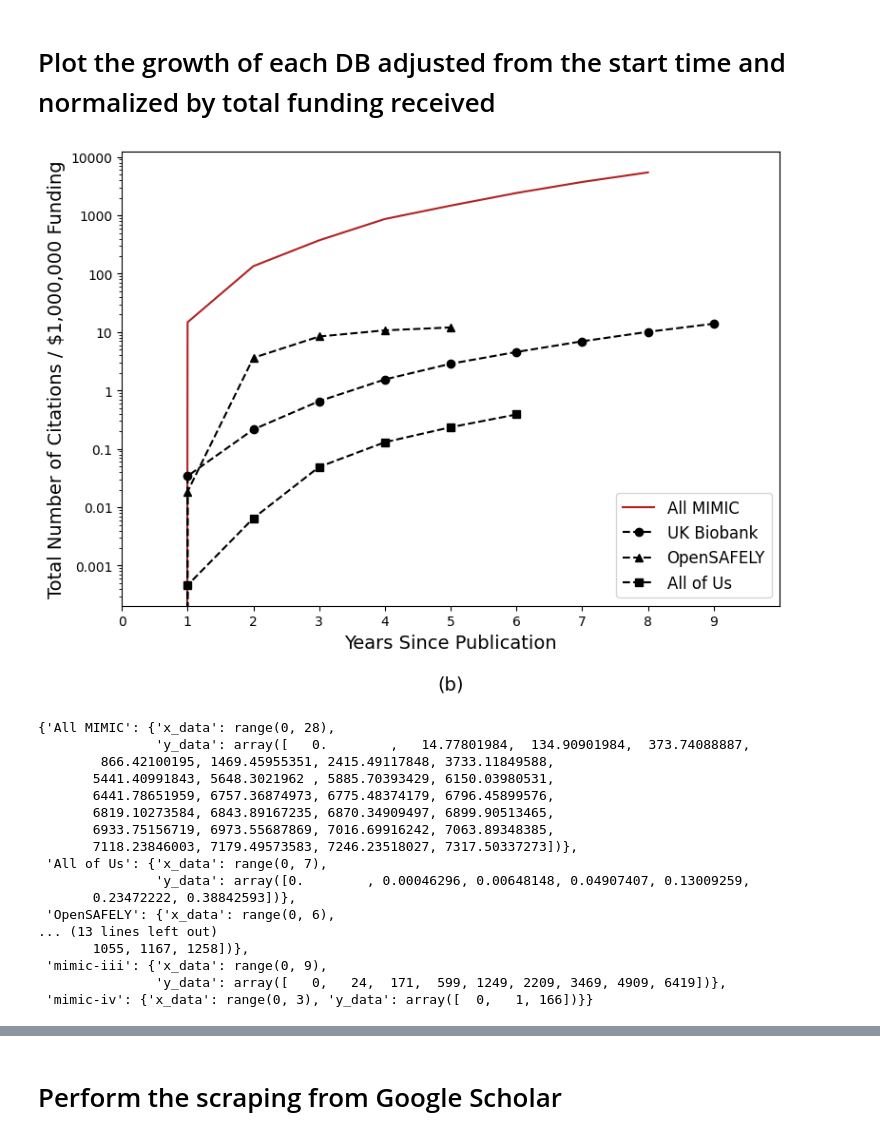
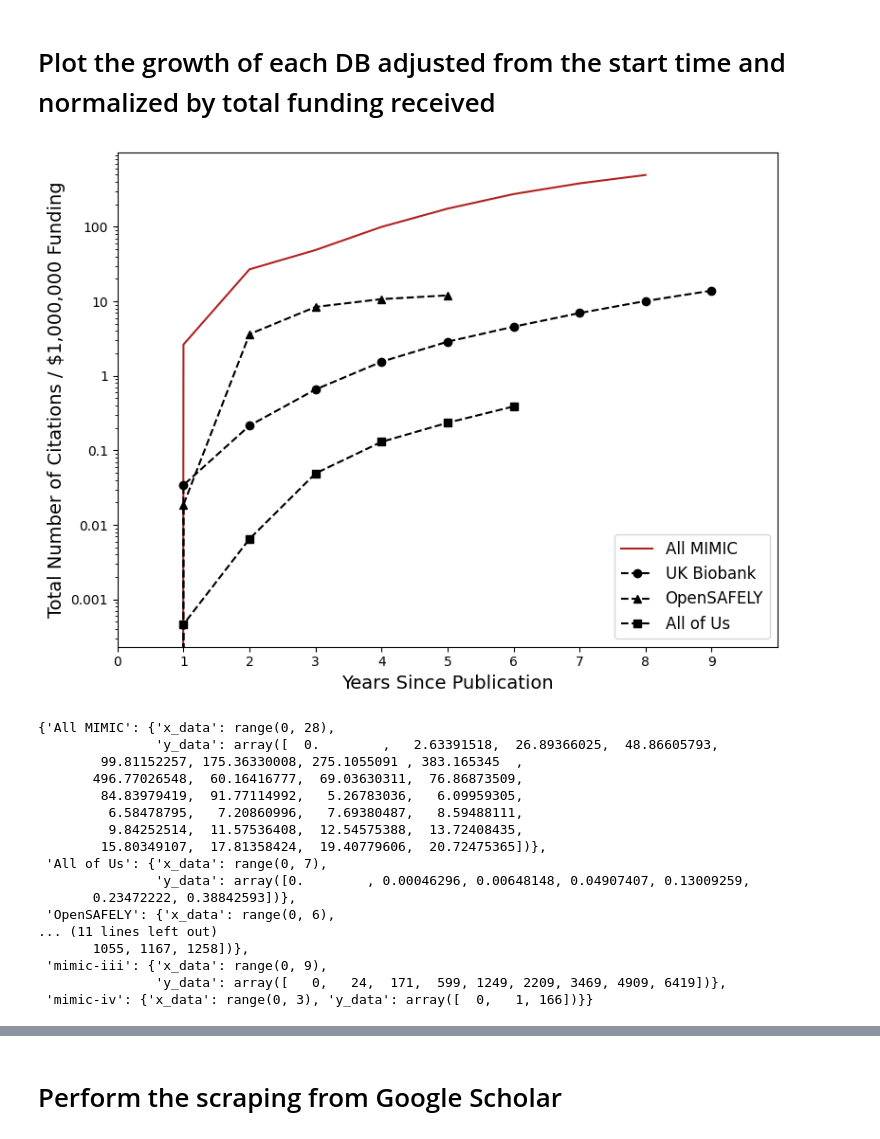
Before and after one commit to Lucas-Mc/power-of-data-communities, a Jupyter notebook: extract-citations___publication-final.ipynb, the cells around one changed output, grey strips where cells are left out. Saved outputs shown, nothing was run; the diff lists cells and outputs as text; code cells hidden in the pictures.

```diff
--- a/extract-citations___publication-final.ipynb
+++ b/extract-citations___publication-final.ipynb
@@ -321,35 +320,16 @@ other_datasets = {
 # %% [markdown]
 # Define the funding
 # %%
+MIMIC_funding_df = pd.read_csv(os.path.join('funding_sources','all-MIMIC.csv'))
+
 total_funding = {
-    # 5R01EB017205
     # MIMIC-I: 10.1109/CIC.1996.542622
     # MIMIC-II: 10.1109/CIC.2002.1166854
     # MIMIC-III: 10.1038/sdata.2016.35
     # MIMIC-IV: 10.1038/s41597-022-01899-x
     # MIMIC-CXR: 10.1038/s41597-019-0322-0
-    # NIH Reporter: Critical Care Informatics
-    # Year | NIBIB  | NIGMS  | OD
-    # 2014 | 458841 | 200000 | 0
-    # 2015 | 430704 | 200000 | 0
-    # 2016 | 433117 | 200000 | 0
-    # 2017 | 415565 | 200000 | 0
-    # 2018 | 385045 | 0      | 0
-    # 2019 | 377810 | 0      | 0
-    # 2020 | 0      | 0      | 97102
-    # 2021 | 399755 | 0      | 0
-    # 2022 | 0      | 0      | 0
-    # 2023 | 397481 | 0      | 0
-    'All MIMIC': 458841 + 200000 + 0     + \
-                 430704 + 200000 + 0     + \
-                 433117 + 200000 + 0     + \
-                 415565 + 200000 + 0     + \
-                 385045 + 0      + 0     + \
-                 377810 + 0      + 0     + \
-                 0      + 0      + 97102 + \
-                 399755 + 0      + 0     + \
-                 0      + 0      + 0     + \
-                 397481 + 0      + 0,
+    # NIH Reporter
+    'All MIMIC': MIMIC_funding_df[~MIMIC_funding_df['Application ID'].isna()]['Total Cost IC'].sum(),
     # https://www.ukbiobank.ac.uk/media/wgsfd0qg/uk-biobank-funding-details-summary.pdf
     # Total = 413.8 million GBP = 525,546,276.20 USD (June 9, 2024 conversion rate)
     'UK Biobank': 525546276.20,
@@ -380,14 +360,14 @@ fig_title = 'All MIMIC'
 xlim_max = 10
 
 years = [int(y) for y in current_db[list(current_db.keys())[0]].keys()]
-db_order = ['mimic-i','mimic-ii','mimic-iii','mimic-iv','mimic-cxr']
+db_order = ['mimic-i','mimic-ii','mimic-iii','mimic-iv'] #,'mimic-cxr']
 colors = [
     'cornflowerblue',
     'lightsteelblue',
     'dimgray',
     'lightcoral',
     'firebrick'
-][:len(db_order)]
+]#[:len(db_order)]
 
 plt.figure(figsize=(8,6))
 
@@ -413,9 +393,9 @@ for i,db in enumerate(db_order):
     }
 if ALL_MIMIC:
     max_len = max([len(a) for a in all_y_data])
-    all_y_data = np.cumsum(np.sum([np.pad(a, (0, max_len-len(a)), 'constant') for a in all_y_data], axis=0))
+    all_y_data = np.sum([np.pad(a, (0, max_len-len(a)), 'constant') for a in all_y_data], axis=0)
     all_x_data = range(len(all_y_data))
-    plt.plot(all_x_data[:max_mimic], all_y_data[:max_mimic], color=colors[i], label=fig_title)
+    plt.plot(all_x_data[:max_mimic], all_y_data[:max_mimic], color=colors[-1], label=fig_title)
     all_data_output['All MIMIC'] = {
         'x_data': all_x_data,
         'y_data': all_y_data
@@ -433,7 +413,7 @@ for i,closed_dataset in enumerate(closed_datasets.items()):
         'y_data': y_data
     }
 
-plt.xlabel('Years Since Publication\n\n(a)', fontsize=14)
+plt.xlabel('Years Since Publication', fontsize=14)
 plt.ylabel('Cumulative Number of Citations', fontsize=14)
 handles, labels = plt.gca().get_legend_handles_labels()
 order = np.arange(0,len(labels))
@@ -518,7 +500,7 @@ max_mimic = 9
 ALL_MIMIC = True
 
 years = [int(y) for y in google_scholar_mimic_pubs[list(google_scholar_mimic_pubs.keys())[0]].keys()]
-db_order = ['mimic-i','mimic-ii','mimic-iii','mimic-iv','mimic-cxr']
+db_order = ['mimic-i','mimic-ii','mimic-iii','mimic-iv']#,'mimic-cxr']
 
 plt.figure(figsize=(8,6))
 
@@ -545,10 +527,10 @@ for i,db in enumerate(db_order):
 if ALL_MIMIC:
     max_len = max([len(a) for a in all_y_data])
     all_x_data = range(max_len)
-    all_y_data = np.cumsum(np.sum([np.pad(a, (0, max_len-len(a)), 'constant') for a in all_y_data], axis=0))
+    all_y_data = np.sum([np.pad(a, (0, max_len-len(a)), 'constant') for a in all_y_data], axis=0)
     all_y_data = np.array(all_y_data/(total_funding['All MIMIC']/1000000))
     total_funds = float(total_funding['All MIMIC'])
-    plt.plot(all_x_data[:max_mimic], all_y_data[:max_mimic], color=colors[i], label=f'All MIMIC')#: ${total_funds:,.2f}')
+    plt.plot(all_x_data[:max_mimic], all_y_data[:max_mimic], color=colors[-1], label=f'All MIMIC')#: ${total_funds:,.2f}')
     all_data_output['All MIMIC'] = {
         'x_data': all_x_data,
         'y_data': all_y_data
@@ -561,48 +543,48 @@ for i,closed_dataset in enumerate(closed_datasets.items()):
     y_data = np.array([0, *np.cumsum(y_data)])
     x_data = range(len(y_data))
     try:
         total_funds = float(total_funding[closed_dataset[0]])
         plt.plot(x_data, y_data/(total_funding[closed_dataset[0]]/1000000), color='k', linestyle='--', marker=closed_markers[i], label=closed_dataset[0]) #f'{closed_dataset[0]}: ${total_funds:,.2f}')
     except KeyError:
         continue
     all_data_output[closed_dataset[0]] = {
         'x_data': x_data,
         'y_data': y_data/(total_funding[closed_dataset[0]]/1000000)
     }
 
-plt.xlabel('Years Since Publication\n\n(b)', fontsize=14)
+plt.xlabel('Years Since Publication', fontsize=14)
 plt.ylabel('Total Number of Citations / $1,000,000 Funding', fontsize=14)
 handles, labels = plt.gca().get_legend_handles_labels()
 order = np.arange(0,len(labels))
 legend = plt.legend([handles[i] for i in order], [labels[i] for i in order], fontsize=12)
 # legend.get_frame().set_alpha(1)
 # plt.grid(zorder=-1, axis='y')
 plt.xlim([0,10])
 plt.yscale('log')
 ax = plt.gca()
 ax.yaxis.set_major_formatter(ticker.FuncFormatter(lambda y,pos: ('{{:.{:1d}f}}'.format(int(np.maximum(-np.log10(y),0)))).format(y)))
 ax.set_xticks(range(0,10))
 plt.tight_layout()
 ms = 'MIMIC-together' if ALL_MIMIC else 'MIMIC-apart'
 plt.savefig(os.path.join(SEARCH_RESULT_FOLDER, f'growth-line-fadj___{ms}_all-time_all-closed_log.png'))
 plt.show()
 
 pprint.pprint(all_data_output)
 # %% [output]
-[figure, old version]
+[figure, new version]
 {'All MIMIC': {'x_data': range(0, 28),
-               'y_data': array([   0.        ,   14.77801984,  134.90901984,  373.74088887,
-        866.42100195, 1469.45955351, 2415.49117848, 3733.11849588,
-       5441.40991843, 5648.3021962 , 5885.70393429, 6150.03980531,
-       6441.78651959, 6757.36874973, 6775.48374179, 6796.45899576,
-       6819.10273584, 6843.89167235, 6870.34909497, 6899.90513465,
-       6933.75156719, 6973.55687869, 7016.69916242, 7063.89348385,
-       7118.23846003, 7179.49573583, 7246.23518027, 7317.50337273])},
+               'y_data': array([  0.        ,   2.63391518,  26.89366025,  48.86605793,
+        99.81152257, 175.36330008, 275.1055091 , 383.165345  ,
+       496.77026548,  60.16416777,  69.03630311,  76.86873509,
+        84.83979419,  91.77114992,   5.26783036,   6.09959305,
+         6.58478795,   7.20860996,   7.69380487,   8.59488111,
+         9.84252514,  11.57536408,  12.54575388,  13.72408435,
+        15.80349107,  17.81358424,  19.40779606,  20.72475365])},
  'All of Us': {'x_data': range(0, 7),
                'y_data': array([0.        , 0.00046296, 0.00648148, 0.04907407, 0.13009259,
        0.23472222, 0.38842593])},
  'OpenSAFELY': {'x_data': range(0, 6),
-... (13 lines left out)
+... (11 lines left out)
        1055, 1167, 1258])},
  'mimic-iii': {'x_data': range(0, 9),
                'y_data': array([   0,   24,  171,  599, 1249, 2209, 3469, 4909, 6419])},
```
Also changed, not shown: parts of 7 cells of this notebook, 7 other files.
